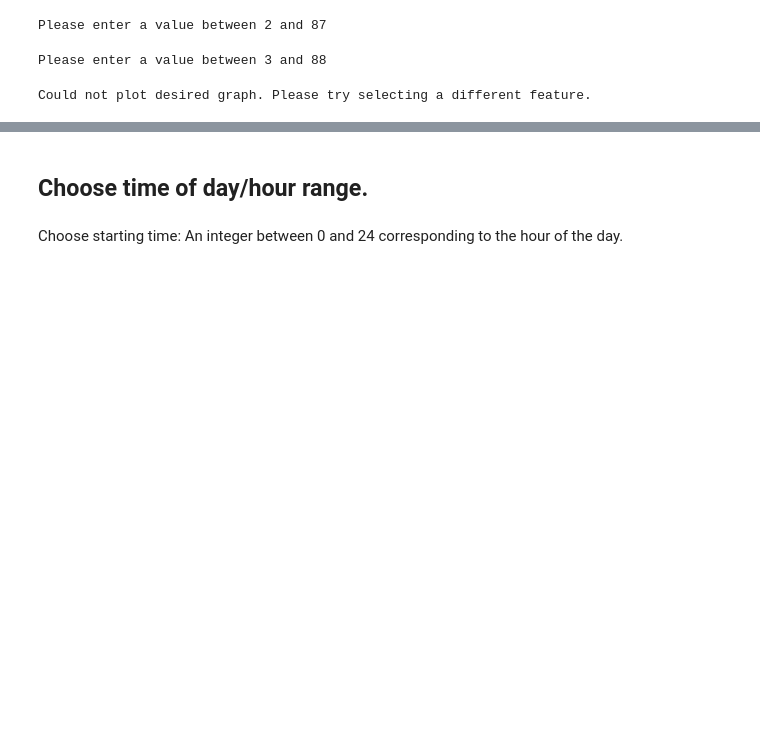
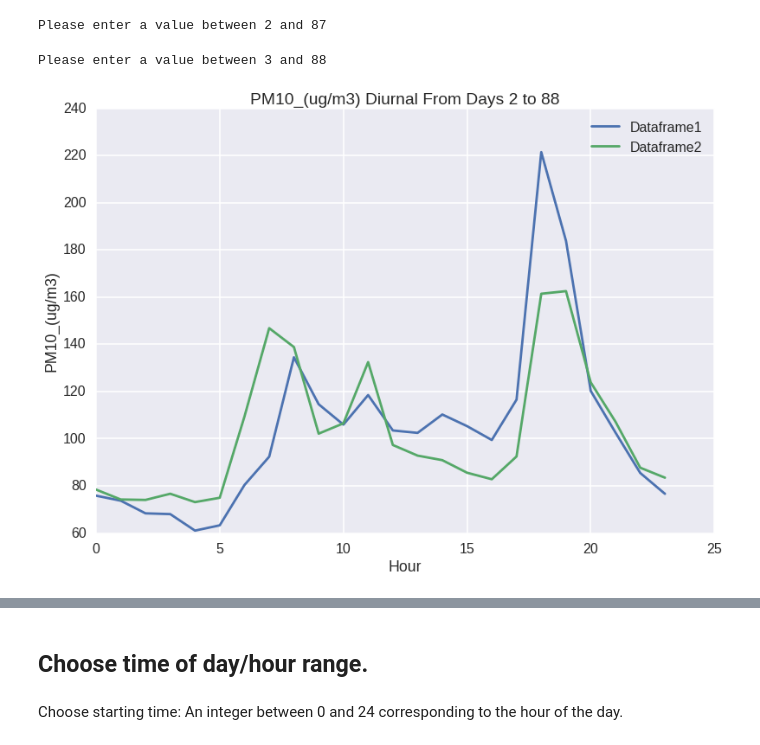
Before and after one commit to BrennaManning/KwaDela2016, a Jupyter notebook: Analysis_Suite_1.ipynb, the cells around one changed output, grey strips where cells are left out. Cells and saved outputs as stored; diff of their text form; code cells hidden in the pictures; blank space fills up the shorter version.

```diff
--- a/Analysis_Suite_1.ipynb
+++ b/Analysis_Suite_1.ipynb
@@ -494,36 +499,35 @@ df_feature_diurnal_day_range = widgets.Dropdown(
     description='Choose feature:'
 )
 display(df_feature_diurnal_day_range)
-# %%
-df1_time_range = dataframe1[(dataframe1['DayCount']) >= start_day]
-df1_time_range = dataframe1[(dataframe1['DayCount']) <= end_day]
-df_dict['df1_time_range'] = df1_time_range
-df2_time_range = dataframe2[(dataframe2['DayCount']) >= start_day]
-df2_time_range = dataframe2[(dataframe2['DayCount']) <= end_day]
-df_dict['df2_time_range'] = df2_time_range
 # %%
 def plot_day_range_diurnal(feature, df1, df2, df1_name, df2_name, start_day, end_day):
+    df1_time_range = df1[(df1['DayCount']) >= start_day]
+    df1_time_range = df1_time_range[(df1_time_range['DayCount']) <= end_day]
+    df_dict['df1_day_range'] = df1_time_range
+    df2_time_range = df2[(df2['DayCount']) >= start_day]
+    df2_time_range = df2_time_range[(df2_time_range['DayCount']) <= end_day]
+    df_dict['df2_day_range'] = df2_time_range
     hourlist = range(0,24)
     while True:
         try:
-            plt.plot(hourlist, feature_diurnal_data(df1, feature))
-            plt.plot(hourlist, feature_diurnal_data(df2, feature))
+            plt.plot(hourlist, feature_diurnal_data(df1_time_range, feature))
+            plt.plot(hourlist, feature_diurnal_data(df2_time_range, feature))
             plt.legend([df1_name, df2_name])
             plt.title(feature + ' Diurnal From Days ' + str(start_day) + ' to ' + str(end_day))
             plt.xlabel('Hour')
             plt.ylabel(feature)
             plt.show()
             break
         except TypeError:
             print('Could not plot desired graph. Please try selecting a different feature.')
             return
 
 plot_day_range_diurnal(df_feature_diurnal_day_range.value,
-                       df1_time_range,
-                       df2_time_range,
+                       dataframe1,
+                       dataframe2,
                        dataframe1_name.value,
                        dataframe2_name.value,
                        start_day,
                        end_day)
 # %% [output]
-Could not plot desired graph. Please try selecting a different feature.
+[figure, added]
```
Also changed, not shown: parts of 23 cells of this notebook.
